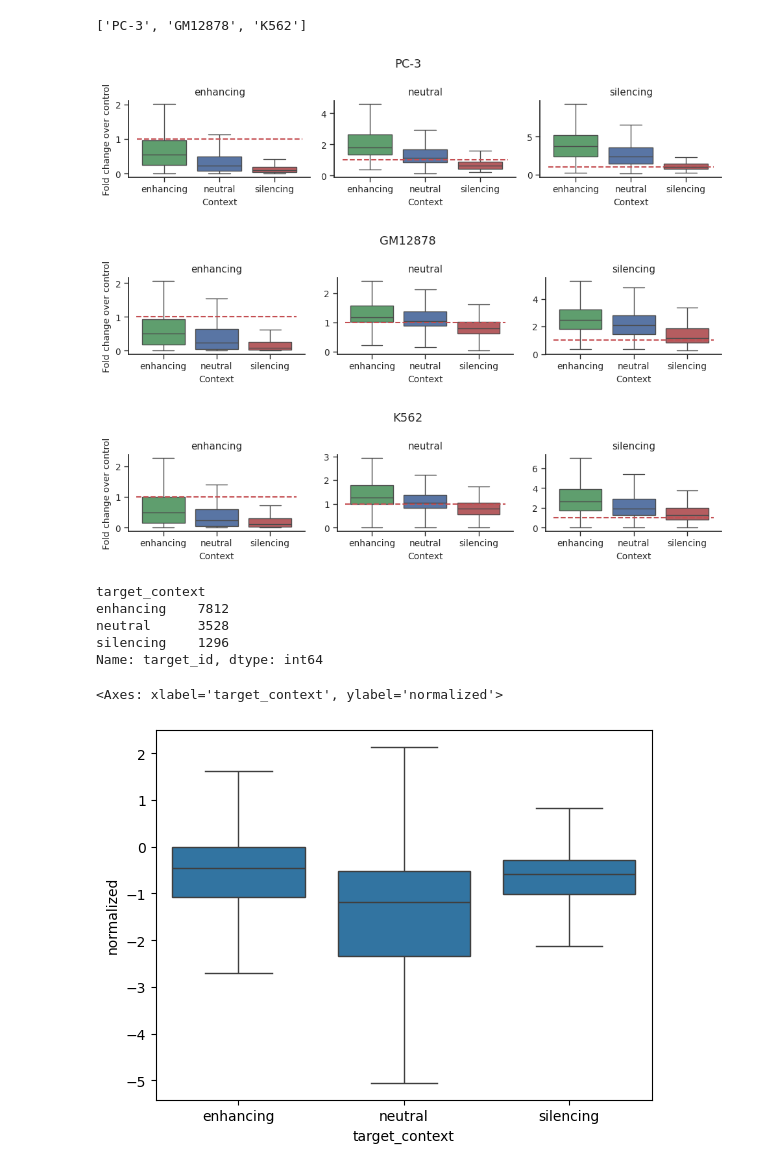
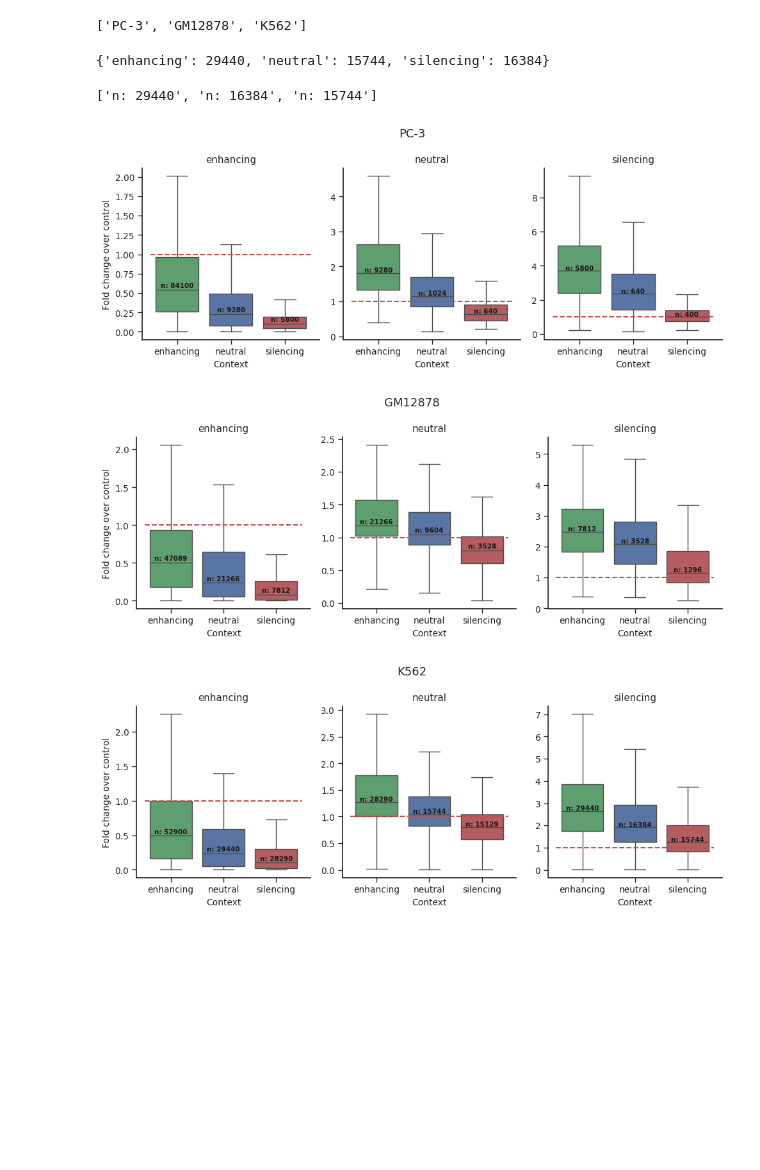
Before and after one commit to p-koo/creme-nn, a Jupyter notebook: figures/context_swap_test_enformer.ipynb, the cells around one changed output. Saved outputs shown, nothing was run; the diff lists cells and outputs as text; code cells hidden in the pictures; blank space fills up the shorter version.

```diff
--- a/figures/context_swap_test_enformer.ipynb
+++ b/figures/context_swap_test_enformer.ipynb
@@ -61,3 +63,11 @@ for cell_index, cell_line in enumerate(cell_lines):
+# %%
+dict(zip(list(n_obs_df.index), n_obs_df.iloc[:,0].values))
+# %% [output]
+{'enhancing': 29440, 'neutral': 15744, 'silencing': 16384}
+# %%
+nobs
+# %% [output]
+['n: 29440', 'n: 16384', 'n: 15744']
 # %%
 for cell_line, dfs in result_summary.items():
     ylims = [2, 1.5, 7.5]
@@ -66,47 +76,51 @@ for cell_line, dfs in result_summary.items():
     plt.rcParams['xtick.major.size'] = 5
     plt.rcParams['xtick.major.width'] = 1
 
     plt.rcParams['ytick.major.size'] = 5
     plt.rcParams['ytick.major.width'] = 1
     plt.rcParams['xtick.bottom'] = True
     plt.rcParams['ytick.left'] = True
 
     my_pal = {"enhancing": "g", "neutral": "b", "silencing":"r"}
 
-    fig, axes = plt.subplots(1, 3, sharey=False, figsize=[10, 2.5])
+    fig, axes = plt.subplots(1, 3, sharey=False, figsize=[10, 4])
 
     for i, (source_context, dfs_by_content) in enumerate(dfs.groupby('source_context')):
         ax= axes[i]
         sns.boxplot(x='target_context', y='normalized', data=dfs_by_content,
                     hue='target_context', showfliers=False, palette=my_pal, ax=ax)
         ax.set_title(source_context)
         x1, x2 = ax.get_xlim()
         # ax.set_ylim(0, ylims[i])
 
         ax.hlines(1, x1, x2, color='r', linestyles='--')
         ax.spines['top'].set_visible(False)
         ax.spines['right'].set_visible(False)
         ax.set_xlabel('Context', fontsize=10)
         if i == 0:
             ax.set_ylabel('Fold change over control', fontsize=10)
         else:
             ax.set_ylabel('')
+        # add number of observations in each box
+        medians = dfs_by_content.groupby(['target_context'])['normalized'].median().values
+        nobs = dfs_by_content['target_context'].value_counts().values
+        nobs = [str(x) for x in nobs.tolist()]
+        nobs = ["n: " + i for i in nobs]
+
+        # Add it to the plot
+        pos = range(len(nobs))
+        for tick,label in zip(pos,ax.get_xticklabels()):
+            ax.text(pos[tick],
+                    medians[tick] + 0.03,
+                    nobs[tick],
+                    horizontalalignment='center',
+                    size='x-small',
+                    color='k',
+                    weight='semibold')
+
     plt.suptitle(cell_line)
     plt.tight_layout()
 # %% [output]
-[figure, old version]
+[figure, new version]
-[figure, old version]
+[figure, new version]
-[figure, old version]
+[figure, new version]
-# %%
-dfs_by_content.groupby(['target_context']).count().iloc[:,0]
-# %% [output]
-target_context
-enhancing    7812
-neutral      3528
-silencing    1296
-Name: target_id, dtype: int64
-# %%
-sns.boxplot(x='target_context', y='normalized', data=dfs[dfs['source_context']=='enhancing'], showfliers=False)
-# %% [output]
-<Axes: xlabel='target_context', ylabel='normalized'>
-[figure, removed]
```
Also changed, not shown: parts of 4 cells of this notebook, 11 other files.
